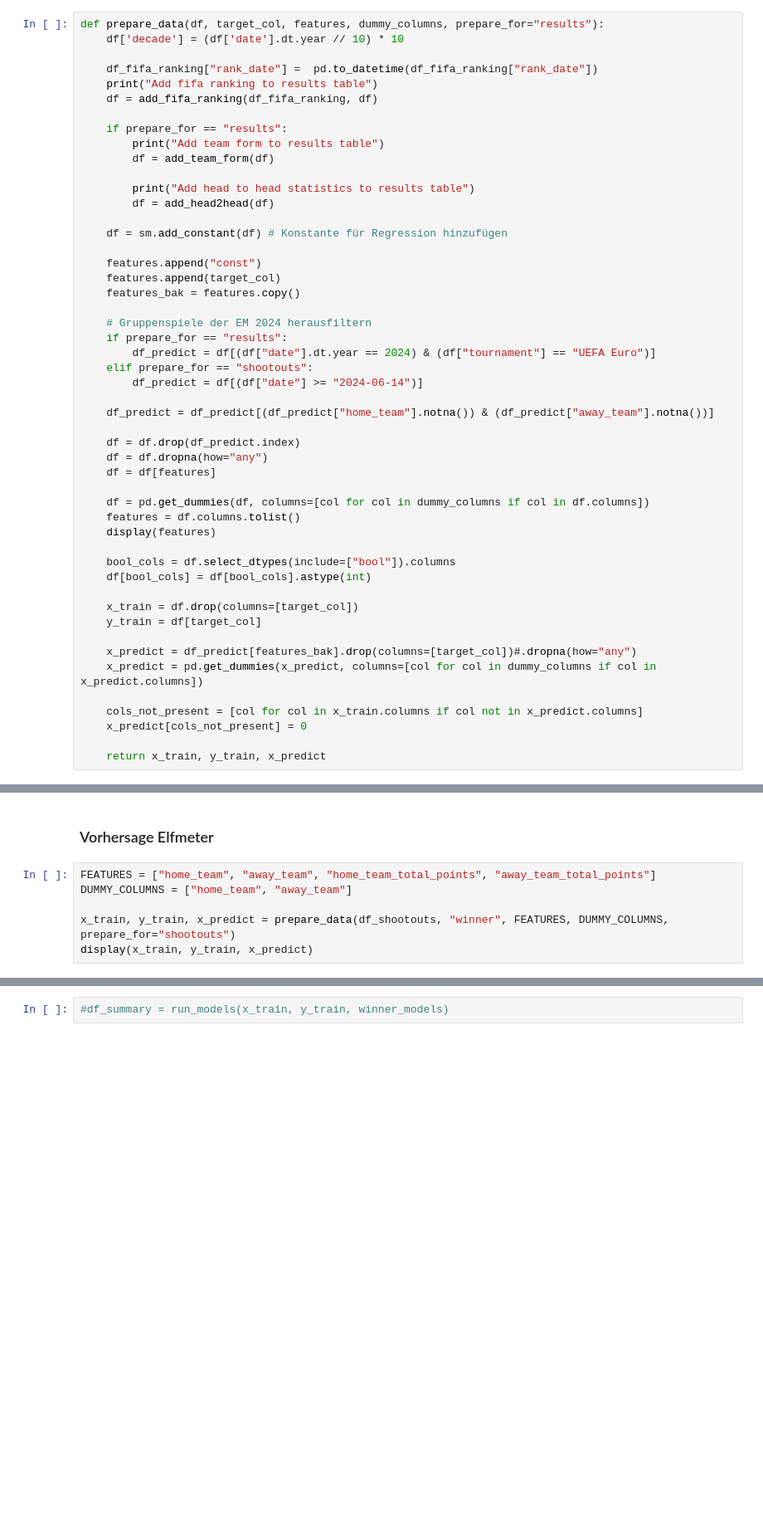
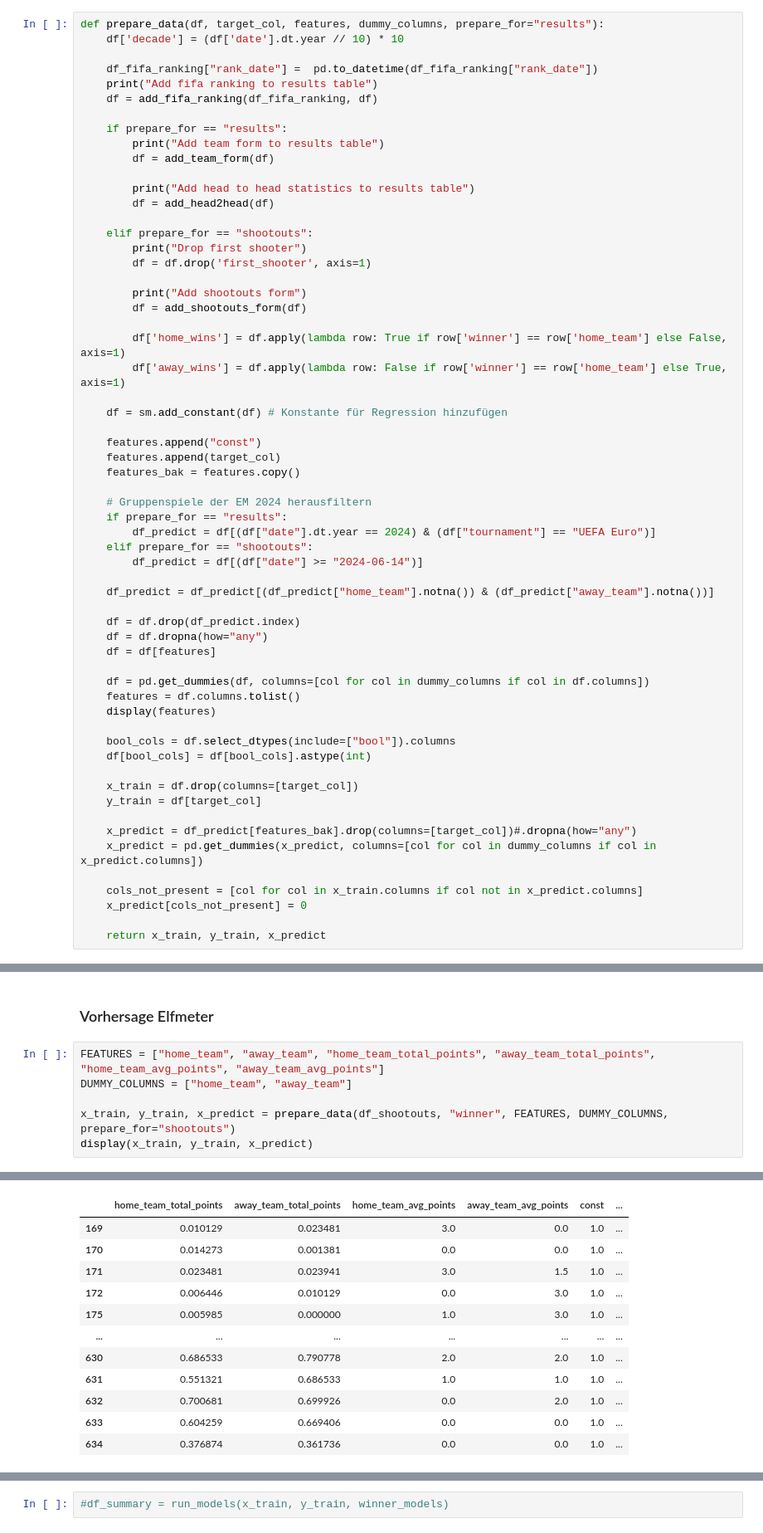
Before and after one commit to NiklasSeitherDHBW/Fussballergebnisse, a Jupyter notebook: Niklas_Weiterfürhung Sphie.ipynb, the cells around one changed output, grey strips where cells are left out. Shown at 83% size. Saved outputs shown, nothing was run; the diff lists cells and outputs as text; blank space fills up the shorter version.

Commit message:
added shootouts form

```diff
--- a/Niklas_Weiterfürhung Sphie.ipynb
+++ b/Niklas_Weiterfürhung Sphie.ipynb
@@ -2764,6 +2800,16 @@ def prepare_data(df, target_col, features, dummy_columns, prepare_for="results")
 
         print("Add head to head statistics to results table")
         df = add_head2head(df)
+
+    elif prepare_for == "shootouts":
+        print("Drop first shooter")
+        df = df.drop('first_shooter', axis=1)
+
+        print("Add shootouts form")
+        df = add_shootouts_form(df)
+
+        df['home_wins'] = df.apply(lambda row: True if row['winner'] == row['home_team'] else False, axis=1)
+        df['away_wins'] = df.apply(lambda row: False if row['winner'] == row['home_team'] else True, axis=1)
 
     df = sm.add_constant(df) # Konstante für Regression hinzufügen
 
@@ -3813,8 +3704,9 @@ saved_models["OLS1-I_1"][1].predict(x_predict)
 # %% [markdown]
 ### Vorhersage Elfmeter
 # %%
-FEATURES = ["home_team", "away_team", "home_team_total_points", "away_team_total_points"]
+FEATURES = ["home_team", "away_team", "home_team_total_points", "away_team_total_points", "home_team_avg_points", "away_team_avg_points"]
 DUMMY_COLUMNS = ["home_team", "away_team"]
 
 x_train, y_train, x_predict = prepare_data(df_shootouts, "winner", FEATURES, DUMMY_COLUMNS, prepare_for="shootouts")
 display(x_train, y_train, x_predict)
+# %% [output]
@@ -3820,0 +3777,12 @@ display(x_train, y_train, x_predict)
+|  | home_team_total_points | away_team_total_points | home_team_avg_points | away_team_avg_points | const | ... |
+| 169 | 0.010129 | 0.023481 | 3.0 | 0.0 | 1.0 | ... |
+| 170 | 0.014273 | 0.001381 | 0.0 | 0.0 | 1.0 | ... |
+| 171 | 0.023481 | 0.023941 | 3.0 | 1.5 | 1.0 | ... |
+| 172 | 0.006446 | 0.010129 | 0.0 | 3.0 | 1.0 | ... |
+| 175 | 0.005985 | 0.000000 | 1.0 | 3.0 | 1.0 | ... |
+| ... | ... | ... | ... | ... | ... | ... |
+| 630 | 0.686533 | 0.790778 | 2.0 | 2.0 | 1.0 | ... |
+| 631 | 0.551321 | 0.686533 | 1.0 | 1.0 | 1.0 | ... |
+| 632 | 0.700681 | 0.699926 | 0.0 | 2.0 | 1.0 | ... |
+| 633 | 0.604259 | 0.669406 | 0.0 | 0.0 | 1.0 | ... |
+| 634 | 0.376874 | 0.361736 | 0.0 | 0.0 | 1.0 | ... |
```
Also changed, not shown: parts of 10 cells of this notebook.
